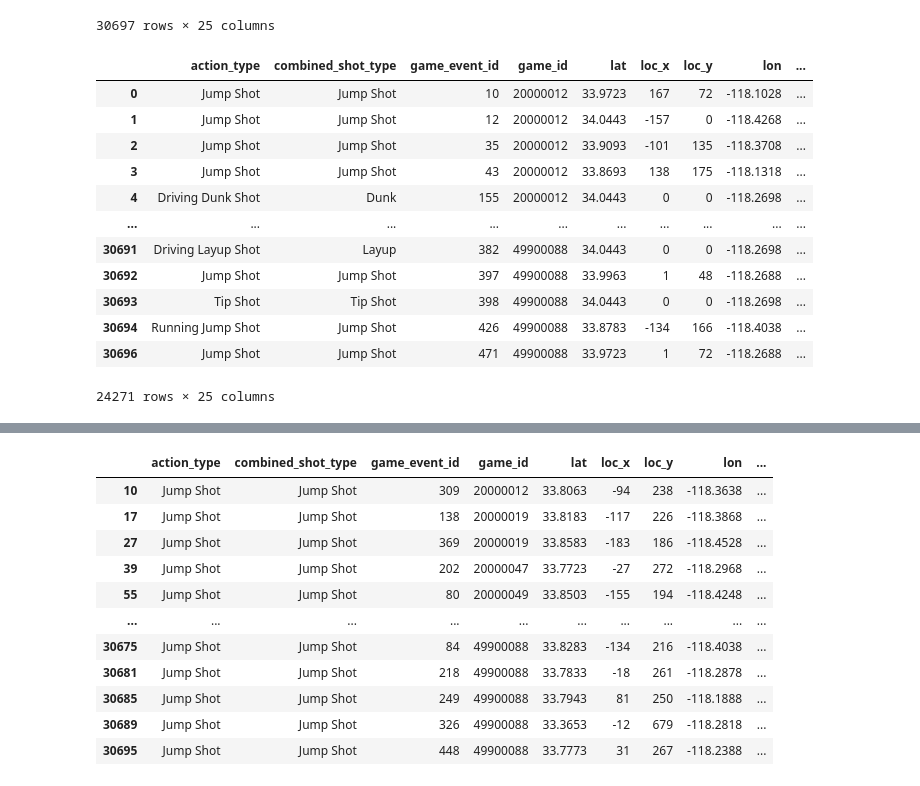
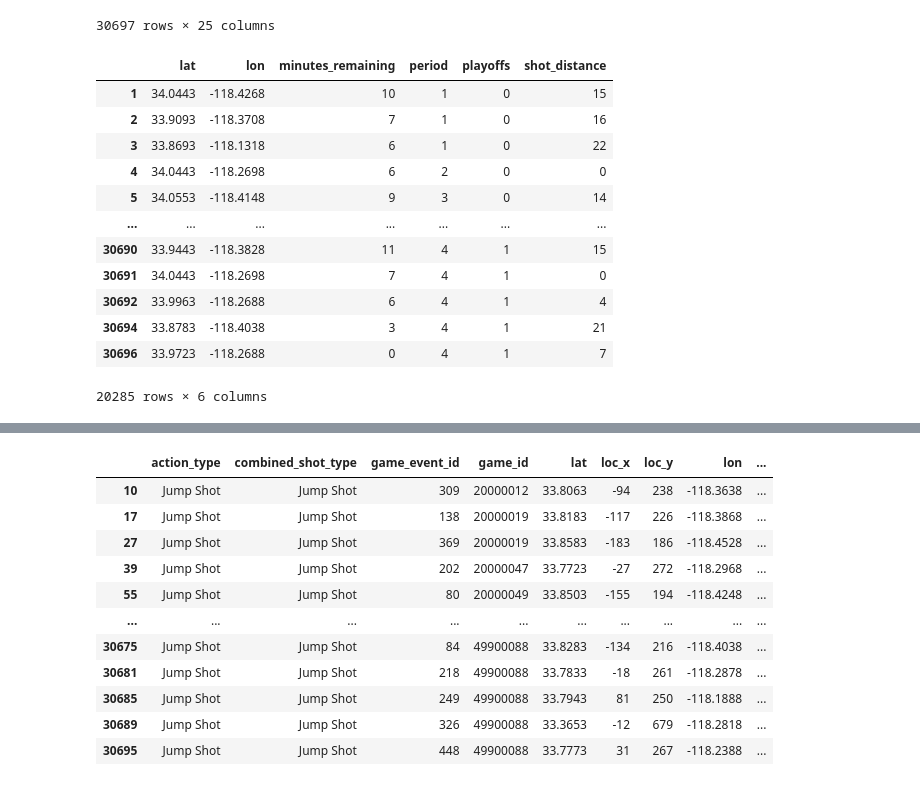
Before and after one commit to andre-lucena12/kobe-shots, a Jupyter notebook: notebooks/rascunho.ipynb, the cells around one changed output, grey strips where cells are left out. Drawn from its saved outputs; the diff is of its cells as text; code cells hidden in the pictures.

```diff
--- a/notebooks/rascunho.ipynb
+++ b/notebooks/rascunho.ipynb
@@ -19,21 +19,42 @@ data
 30697 rows × 25 columns
 # %%
 separador = '2PT Field Goal'
-filter_2fg = data[data['shot_type'] == separador]
-filter_3fg = data[data['shot_type'] != separador]
+filter_2fg_partial = data[data['shot_type'] == separador]
+filter_3fg_partial = data[data['shot_type'] != separador]
+
+filter_2fg = filter_2fg_partial[['lat',
+                                     'lon',
+                                     'minutes_remaining',
+                                     'period',
+                                     'playoffs',
+                                     'shot_distance',
+                                     'shot_made_flag']]
+filter_3fg = filter_3fg_partial[['lat',
+                                     'lon',
+                                     'minutes_remaining',
+                                     'period',
+                                     'playoffs',
+                                     'shot_distance',
+                                     'shot_made_flag']]
+
+filter_2fg = filter_2fg.dropna()
+filter_3fg = filter_3fg.dropna()
 # %%
 filter_2fg
-# %% [output]
-|  | action_type | combined_shot_type | game_event_id | game_id | lat | loc_x | loc_y | lon | ... |
-| 0 | Jump Shot | Jump Shot | 10 | 20000012 | 33.9723 | 167 | 72 | -118.1028 | ... |
-| 1 | Jump Shot | Jump Shot | 12 | 20000012 | 34.0443 | -157 | 0 | -118.4268 | ... |
-| 2 | Jump Shot | Jump Shot | 35 | 20000012 | 33.9093 | -101 | 135 | -118.3708 | ... |
-| 3 | Jump Shot | Jump Shot | 43 | 20000012 | 33.8693 | 138 | 175 | -118.1318 | ... |
-| 4 | Driving Dunk Shot | Dunk | 155 | 20000012 | 34.0443 | 0 | 0 | -118.2698 | ... |
-| ... | ... | ... | ... | ... | ... | ... | ... | ... | ... |
-| 30691 | Driving Layup Shot | Layup | 382 | 49900088 | 34.0443 | 0 | 0 | -118.2698 | ... |
-| 30692 | Jump Shot | Jump Shot | 397 | 49900088 | 33.9963 | 1 | 48 | -118.2688 | ... |
-| 30693 | Tip Shot | Tip Shot | 398 | 49900088 | 34.0443 | 0 | 0 | -118.2698 | ... |
-| 30694 | Running Jump Shot | Jump Shot | 426 | 49900088 | 33.8783 | -134 | 166 | -118.4038 | ... |
-| 30696 | Jump Shot | Jump Shot | 471 | 49900088 | 33.9723 | 1 | 72 | -118.2688 | ... |
-24271 rows × 25 columns
+# %%
+X = filter_2fg.loc[:, filter_2fg.columns != 'shot_made_flag']
+X
+# %% [output]
+|  | lat | lon | minutes_remaining | period | playoffs | shot_distance |
+| 1 | 34.0443 | -118.4268 | 10 | 1 | 0 | 15 |
+| 2 | 33.9093 | -118.3708 | 7 | 1 | 0 | 16 |
+| 3 | 33.8693 | -118.1318 | 6 | 1 | 0 | 22 |
+| 4 | 34.0443 | -118.2698 | 6 | 2 | 0 | 0 |
+| 5 | 34.0553 | -118.4148 | 9 | 3 | 0 | 14 |
+| ... | ... | ... | ... | ... | ... | ... |
+| 30690 | 33.9443 | -118.3828 | 11 | 4 | 1 | 15 |
+| 30691 | 34.0443 | -118.2698 | 7 | 4 | 1 | 0 |
+| 30692 | 33.9963 | -118.2688 | 6 | 4 | 1 | 4 |
+| 30694 | 33.8783 | -118.4038 | 3 | 4 | 1 | 21 |
+| 30696 | 33.9723 | -118.2688 | 0 | 4 | 1 | 7 |
+20285 rows × 6 columns
```
Also changed, not shown: parts of 1 cell of this notebook, 17 other files.
